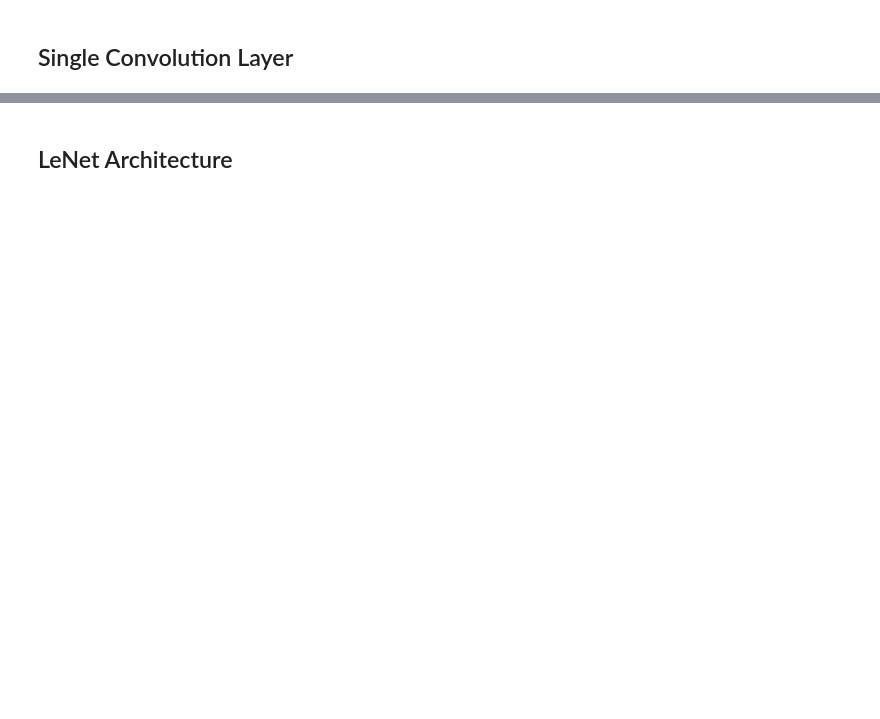
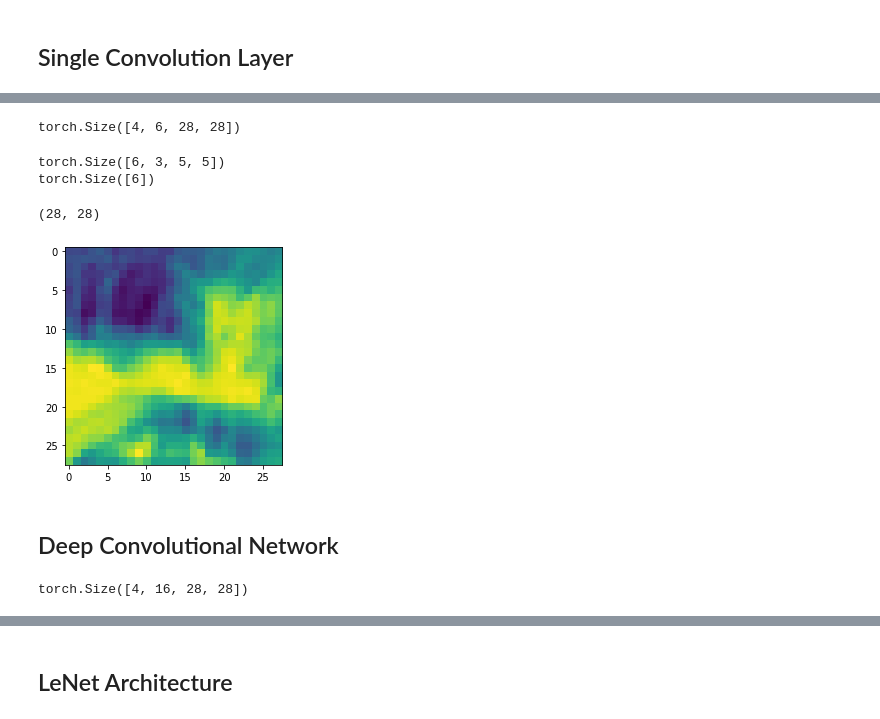
Before and after one commit to dev-SR/Deep-Learning, a Jupyter notebook: 03-cnn-basic/cnn-basic.ipynb, the cells around one changed output, grey strips where cells are left out. Saved outputs shown, nothing was run; the diff lists cells and outputs as text; code cells hidden in the pictures; blank space fills up the shorter version.

```diff
--- a/03-cnn-basic/cnn-basic.ipynb
+++ b/03-cnn-basic/cnn-basic.ipynb
@@ -18,0 +23,7 @@ import torch.nn as nn
+# %%
+import torchvision
+import torchvision.transforms as transforms
+trainset = torchvision.datasets.CIFAR10(root='./data',
+                                        train=True,
+                                        download=True,
+                                        transform=transforms.ToTensor())
@@ -18,0 +33,2 @@ import torch.nn as nn
+# %%
+trainloader = torch.utils.data.DataLoader(trainset,batch_size=4,shuffle=True)
@@ -39,3 +107,28 @@ class FirstCNN(nn.Module):
     def forward(self,X):
         X = self.conv1(X)
         return X
+# %%
+net = FirstCNN()
+out  = net(images)
+out.shape
+# %% [output]
+torch.Size([4, 6, 28, 28])
+# %%
+for param in net.parameters():
+    print(param.shape) #total number of parameters of (f*f*InC+1)*OutC.
+# %% [output]
+torch.Size([6, 3, 5, 5])
+torch.Size([6])
+# %%
+out1 = out[0,0,:,:].detach().numpy() #0th image of the batch,0th chanel, all x, all y
+print(out1.shape)
+# %% [output]
+(28, 28)
+# %%
+# ploting
+plt.imshow(out[0,0,:,:].detach().numpy())
+plt.show()
+# %% [output]
+[figure, added]
+# %% [markdown]
+## Deep Convolutional Network
@@ -41,0 +147,6 @@ class FirstCNN(nn.Module):
+# %%
+net = FirstCNN_v2()
+out = net(images)
+out.shape
+# %% [output]
+torch.Size([4, 16, 28, 28])
```
Also changed, not shown: parts of 42 cells of this notebook.
